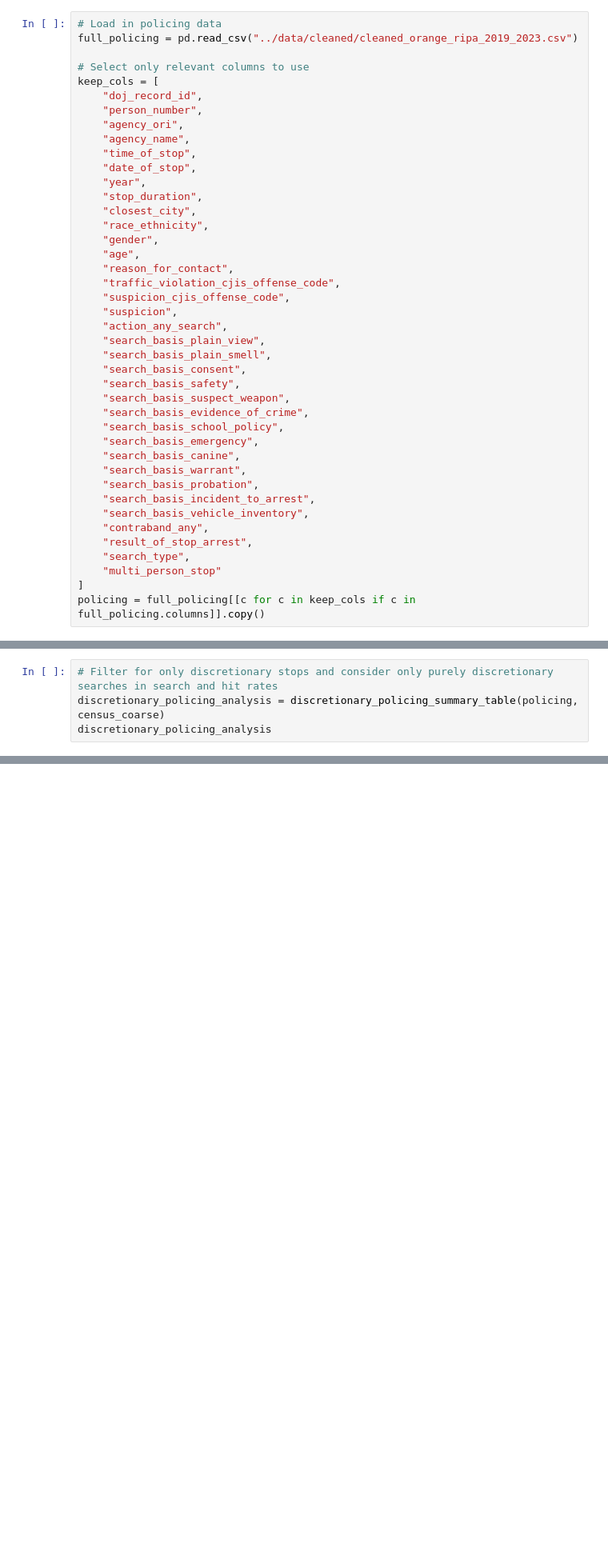
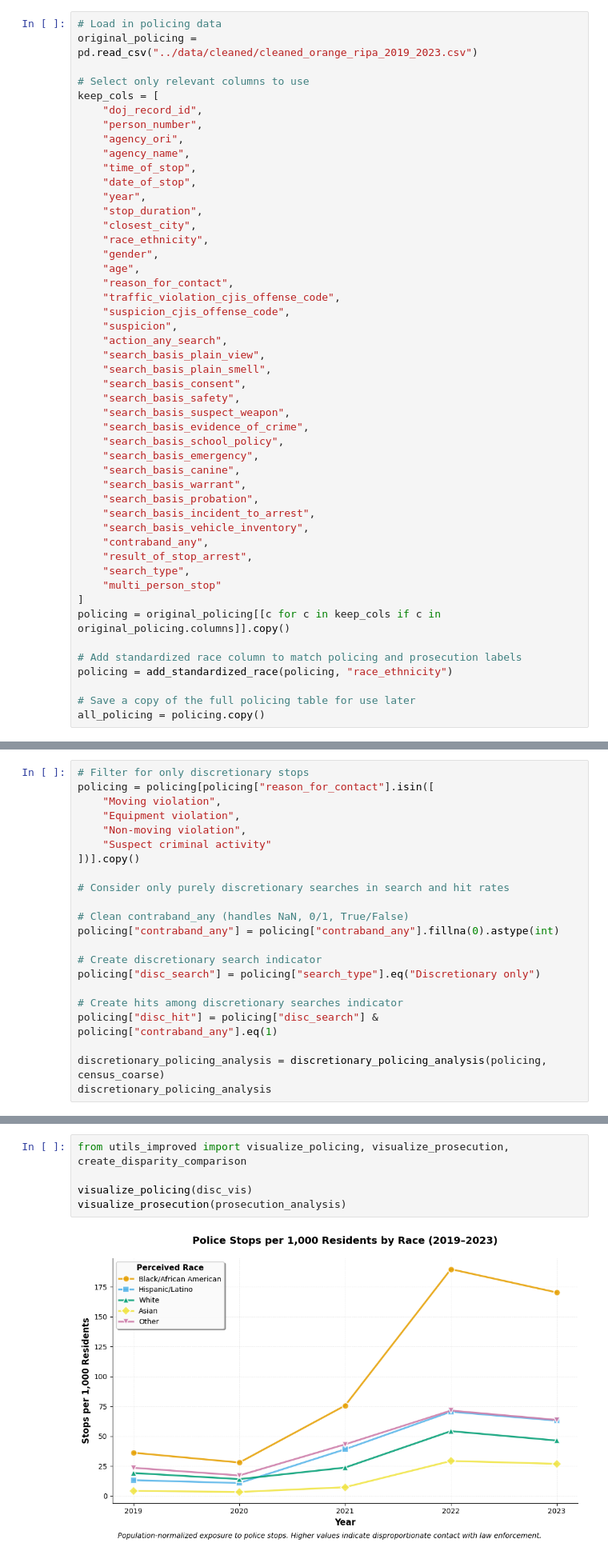
Before and after one commit to laurenbchu/honors-thesis, a Jupyter notebook: notebooks/analysis.ipynb, the cells around one changed output, grey strips where cells are left out. Shown at 80% size. Saved outputs shown, nothing was run; the diff lists cells and outputs as text; blank space fills up the shorter version.

```diff
--- a/notebooks/analysis.ipynb
+++ b/notebooks/analysis.ipynb
@@ -23,7 +23,7 @@ pd.set_option('display.max_columns', None)
 # Import Data
 # %%
 # Load in policing data
-full_policing = pd.read_csv("../data/cleaned/cleaned_orange_ripa_2019_2023.csv")
+original_policing = pd.read_csv("../data/cleaned/cleaned_orange_ripa_2019_2023.csv")
 
 # Select only relevant columns to use
 keep_cols = [
@@ -62,7 +62,13 @@ keep_cols = [
     "search_type",
     "multi_person_stop"
 ]
-policing = full_policing[[c for c in keep_cols if c in full_policing.columns]].copy()
+policing = original_policing[[c for c in keep_cols if c in original_policing.columns]].copy()
+
+# Add standardized race column to match policing and prosecution labels
+policing = add_standardized_race(policing, "race_ethnicity")
+
+# Save a copy of the full policing table for use later
+all_policing = policing.copy()
 # %%
 # Load in prosecution data
 prosecution = pd.read_csv("https://raw.githubusercontent.com/laurenbchu/honors-thesis/main/data/cleaned/cleaned_orange_aclu_2021_2023.csv", low_memory=False)
@@ -82,6 +107,24 @@ census_coarse = census_rollup(census)
 # %%
-# Filter for only discretionary stops and consider only purely discretionary searches in search and hit rates
-discretionary_policing_analysis = discretionary_policing_summary_table(policing, census_coarse)
+# Filter for only discretionary stops
+policing = policing[policing["reason_for_contact"].isin([
+    "Moving violation",
+    "Equipment violation",
+    "Non-moving violation",
+    "Suspect criminal activity"
+])].copy()
+
+# Consider only purely discretionary searches in search and hit rates
+
+# Clean contraband_any (handles NaN, 0/1, True/False)
+policing["contraband_any"] = policing["contraband_any"].fillna(0).astype(int)
+
+# Create discretionary search indicator
+policing["disc_search"] = policing["search_type"].eq("Discretionary only")
+
+# Create hits among discretionary searches indicator
+policing["disc_hit"] = policing["disc_search"] & policing["contraband_any"].eq(1)
+
+discretionary_policing_analysis = discretionary_policing_analysis(policing, census_coarse)
 discretionary_policing_analysis
 # %% [output]
 |  | Year | Perceived Race | Stop Count | Discretionary Search Count | Discretionary Hit Count | Discretionary Search Rate | ... |
@@ -170,0 +220,7 @@ visualize_prosecution(prosecution_analysis)
+# %%
+from utils_improved import visualize_policing, visualize_prosecution, create_disparity_comparison
+
+visualize_policing(disc_vis)
+visualize_prosecution(prosecution_analysis)
+# %% [output]
+[figure, added]
```
Also changed, not shown: parts of 19 cells of this notebook, 5 other files.
